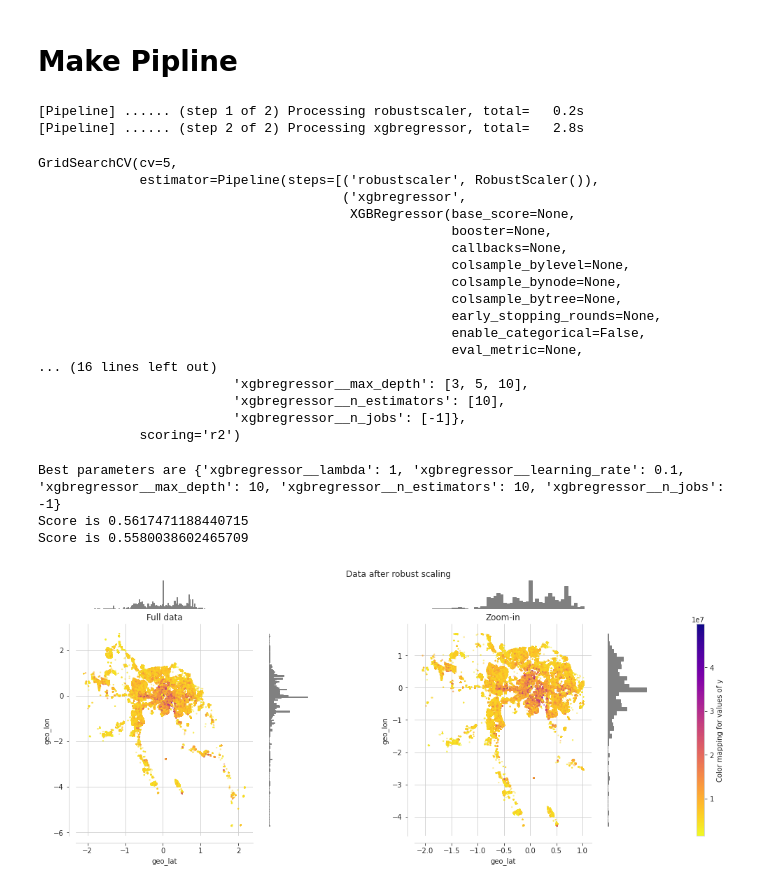
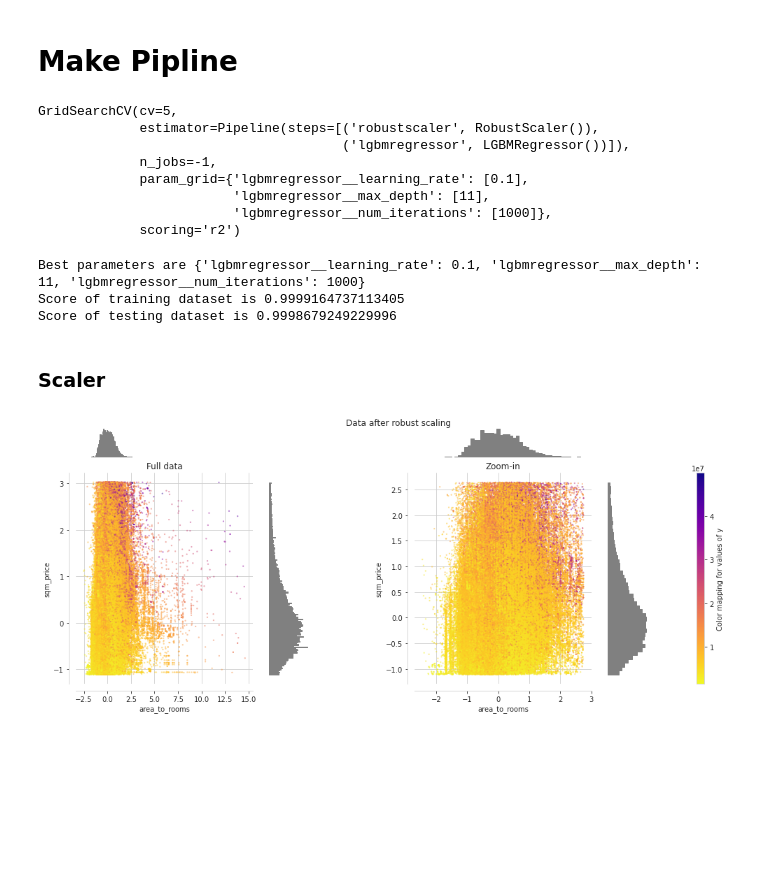
Before and after one commit to dubrovin-sudo/House-prediction, a Jupyter notebook: notebooks/Saint-Peterburg_real_estate.ipynb, the cells around one changed output. Cells and saved outputs as stored; diff of their text form; code cells hidden in the pictures; blank space fills up the shorter version.

```diff
--- a/notebooks/Saint-Peterburg_real_estate.ipynb
+++ b/notebooks/Saint-Peterburg_real_estate.ipynb
@@ -77,54 +81,45 @@ spr = spearman(df, corrmat)
 df = df.select_dtypes(exclude=["object"])
 X_full, y_full = df.loc[:, df.columns != "price"], df["price"]
 # %%
+%timeit
 X_trainval, X_test, y_trainval, y_test = train_test_split(
     X_full, y_full, random_state=0
 )
-XGBregressor = xgb.XGBRegressor
-pipe = make_pipeline(RobustScaler(), XGBregressor(), verbose=True)
+LGBregressor = lgb.LGBMRegressor
+pipe = make_pipeline(RobustScaler(), LGBregressor())
 param_grid = {
-    "xgbregressor__max_depth": [3, 5, 10],
-    "xgbregressor__n_estimators": [10],
-    "xgbregressor__learning_rate": [0.01, 0.1],
-    "xgbregressor__lambda": [1, 2, 3],
-    "xgbregressor__n_jobs": [-1],
+    "lgbmregressor__max_depth": [11],
+    "lgbmregressor__num_iterations": [1000],
+    "lgbmregressor__learning_rate": [0.1],
+    # "lgbmregressor__num_thread": [-1],
 }
 grid = GridSearchCV(pipe, param_grid, scoring="r2", cv=5, n_jobs=-1)
 grid.fit(X_trainval, y_trainval)
 # %% [output]
-[Pipeline] ...... (step 1 of 2) Processing robustscaler, total=   0.2s
-[Pipeline] ...... (step 2 of 2) Processing xgbregressor, total=   2.8s
+GridSearchCV(cv=5,
+             estimator=Pipeline(steps=[('robustscaler', RobustScaler()),
+                                       ('lgbmregressor', LGBMRegressor())]),
+             n_jobs=-1,
+             param_grid={'lgbmregressor__learning_rate': [0.1],
+                         'lgbmregressor__max_depth': [11],
+                         'lgbmregressor__num_iterations': [1000]},
+             scoring='r2')
-GridSearchCV(cv=5,
-             estimator=Pipeline(steps=[('robustscaler', RobustScaler()),
-                                       ('xgbregressor',
-                                        XGBRegressor(base_score=None,
-                                                     booster=None,
-                                                     callbacks=None,
-                                                     colsample_bylevel=None,
-                                                     colsample_bynode=None,
-                                                     colsample_bytree=None,
-                                                     early_stopping_rounds=None,
-                                                     enable_categorical=False,
-                                                     eval_metric=None,
-... (16 lines left out)
-                         'xgbregressor__max_depth': [3, 5, 10],
-                         'xgbregressor__n_estimators': [10],
-                         'xgbregressor__n_jobs': [-1]},
-             scoring='r2')
 # %%
 # print(grid.best_estimator_)
 print(f"Best parameters are {grid.best_params_}")
-print(f"Score is {grid.score(X_trainval, y_trainval)}")
-print(f"Score is {grid.score(X_test, y_test)}")
+print(f"Score of training dataset is {grid.score(X_trainval, y_trainval)}")
+print(f"Score of testing dataset is {grid.score(X_test, y_test)}")
 # %% [output]
-Best parameters are {'xgbregressor__lambda': 1, 'xgbregressor__learning_rate': 0.1, 'xgbregressor__max_depth': 10, 'xgbregressor__n_estimators': 10, 'xgbregressor__n_jobs': -1}
-Score is 0.5617471188440715
-Score is 0.5580038602465709
+Best parameters are {'lgbmregressor__learning_rate': 0.1, 'lgbmregressor__max_depth': 11, 'lgbmregressor__num_iterations': 1000}
+Score of training dataset is 0.9999164737113405
+Score of testing dataset is 0.9998679249229996
+# %% [markdown]
+### Scaler
 # %%
 # take dictionary keys, 0-scaler index
 scaler = [*grid.best_estimator_.named_steps][0]
 # Take only 2 features to make visualization easier
-features = ["geo_lat", "geo_lon"]
+features = ["area_to_rooms", "sqm_price"]
 draw_scaler(X_full, y_full, features, scaler)
 # %% [output]
-[figure, old version]
+[figure, new version]
```
Also changed, not shown: parts of 4 cells of this notebook, 4 other files.
